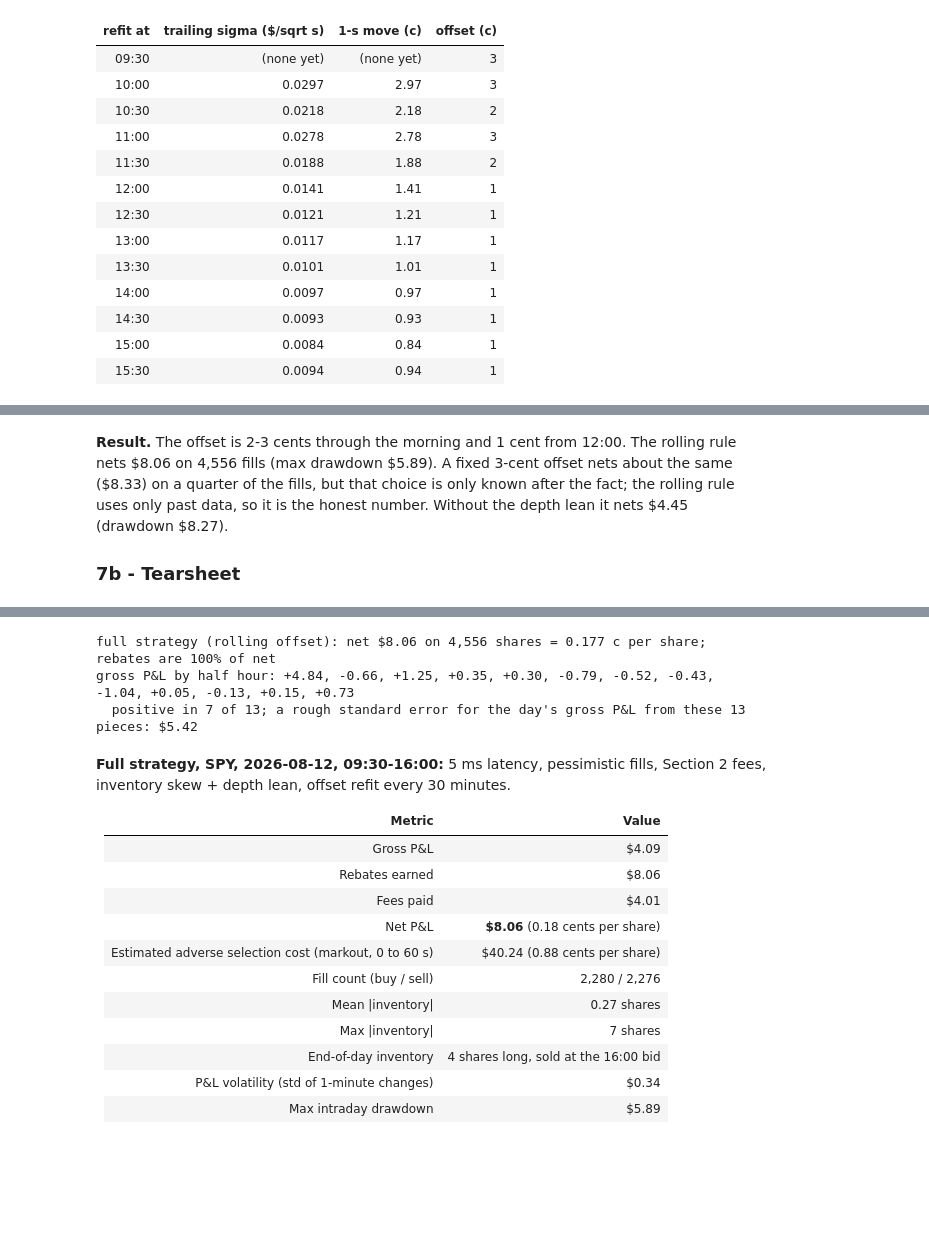
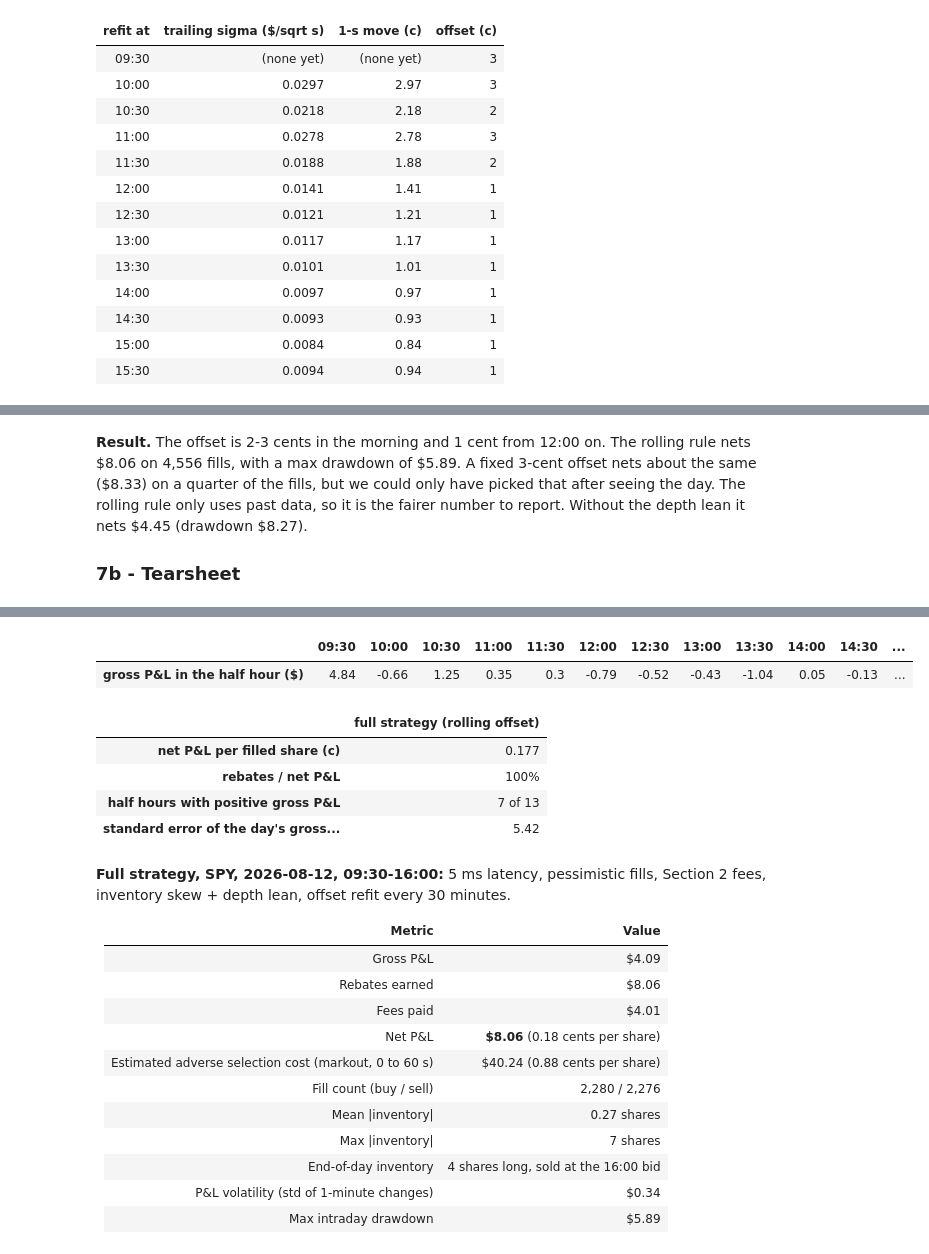
Before and after one commit to tbrown122387/stat-4170-public, a Jupyter notebook: case-studies/cs3/case-study-3.ipynb, the cells around one changed output, grey strips where cells are left out. Drawn from its saved outputs; the diff is of its cells as text; code cells hidden in the pictures; blank space fills up the shorter version.

```diff
--- a/case-studies/cs3/case-study-3.ipynb
+++ b/case-studies/cs3/case-study-3.ipynb
@@ -1208,8 +1235,7 @@ for rho in (RHO_HEADLINE, RHO_INVERTED_CHECK):
     assert run.fills[fill_key].equals(plain.fills[fill_key])        # the rebate changes no fill
     assert run.broker.rebated_shares == check_shares                 # every filled share earned rho
     assert np.isclose(run.broker.rebate_total, rho * check_shares)
-    print(f"rho = ${rho:+.4f}/share: {len(run.fills):,} fills identical to TapeBroker on the first {CHECK_WINDOW:,} "
-          f"messages; rebates booked ${run.broker.rebate_total:,.2f} = rho x {check_shares:,} shares")
+    print(f"rho = {rho:+.4f}: {len(run.fills):,} fills match TapeBroker, rebates ${run.broker.rebate_total:,.2f}")
 del plain, run
 
 gross_pnl = paths["pnl"].iloc[-1]          # Section 1 baseline, 16:00 inventory marked at the mid
@@ -1909,25 +1932,24 @@ queue_runs = {}
 for name, switches in FILL_MODELS.items():
     queue_runs[name] = run_session(broker_cls=partial(QueueBroker, latency_ms=QUEUE_LATENCY_MS, **switches))
     assert queue_runs[name].messages_read == baseline.messages_read  # same tape, same window
-    b = queue_runs[name].broker
-    print(f"{name:32s} {queue_runs[name].elapsed_s:3.0f} s; replaces kept {b.replaces_kept:,}, rejected {b.replaces_rejected:,}")
 
 queue_table = pd.DataFrame({"Section 3 broker (no cancel/replace)": pnl_breakdown(latency_runs[QUEUE_LATENCY_MS])}
                            | {name: pnl_breakdown(r) for name, r in queue_runs.items()})
 display(show_breakdown(queue_table))
 
-net = queue_table.loc["net P&L ($)"]
-print("Net P&L, step by step:")
-steps = ["Section 3 broker (no cancel/replace)"] + list(FILL_MODELS)[:4]
-for before, after in zip(steps[:-1], steps[1:]):
-    print(f"  {after:32s} {net[after]:+9.2f}  ({net[after] - net[before]:+.2f})")
-print(f"  {'half the queue ahead':32s} {net['half the queue ahead']:+9.2f}  (vs pessimistic {net['half the queue ahead'] - net[PESSIMISTIC]:+.2f})")
+# Net P&L as each switch is added; "half the queue ahead" is compared with the pessimistic row above it.
+steps = queue_table.loc["net P&L ($)"].astype(float).rename("net P&L ($)").to_frame()
+steps["change from the row above ($)"] = steps["net P&L ($)"].diff()
+display(steps.style.format("{:+,.2f}", na_rep=""))
 
 pess = queue_runs[PESSIMISTIC].fills
 maker = pess[~pess["exchange"].eq("TAKER")]
 traded_through = np.where(maker["side"] == "buy", maker["print_price"] < maker["price"] - TOL,
                           maker["print_price"] > maker["price"] + TOL)
-print(f"\npessimistic model: {len(pess):,} fills, {len(maker):,} of them passive; "
-      f"of the passive ones {traded_through.mean():.1%} came from a print through our price, "
-      f"{1 - traded_through.mean():.1%} from working through the queue at our price")
+show({
+    "fills": f"{len(pess):,}",
+    "passive fills": f"{len(maker):,}",
+    "  from a print through our price": f"{traded_through.mean():.1%}",
+    "  from working through the queue at our price": f"{1 - traded_through.mean():.1%}",
+}, "pessimistic model")
 # %% [output]
@@ -2464,10 +2479,9 @@ edge_table = pd.concat({name: terms for name, (terms, _) in edge_parts.items()},
 per_share = pd.concat({name: 100 * terms / shares for name, (terms, shares) in edge_parts.items()}, axis=1)
 display(pd.concat({"$ for the session": edge_table, "cents per filled share": per_share}, axis=1)
         .style.format("{:+,.2f}"))
-for name, (terms, _) in edge_parts.items():
-    captured = terms["captured spread"]
-    adverse = -terms[f"- adverse selection (markout 0 to {AS_HORIZON_S} s)"]
-    print(f"{name}: adverse selection takes {adverse / captured:.0%} of the captured spread")
+as_share = {name: -terms[f"- adverse selection (markout 0 to {AS_HORIZON_S} s)"] / terms["captured spread"]
+            for name, (terms, _) in edge_parts.items()}
+display(pd.DataFrame(as_share, index=["adverse selection / captured spread"]).style.format("{:.0%}"))
 # %% [output]
 |  | $ for the session |  |  | cents per filled share |  | ... |
 |  | inventory skew + depth lean, 1 c ... | same, 2 c offset | same, 3 c offset | inventory skew + depth lean, 1 c ... | same, 2 c offset | ... |
@@ -2591,7 +2602,7 @@ display(show_breakdown(choice.loc[["fills (shares)", "spread capture per share (
 | mean |inventory| (shares) | 0.27 | 0.26 | 0.26 | 0.23 | 0.29 | ... |
 | max drawdown ($) | 5.89 | 6.02 | 8.27 | 24.25 | 9.22 | ... |
 # %% [markdown]
-**Result.** The offset is 2-3 cents through the morning and 1 cent from 12:00. The rolling rule nets \$8.06 on 4,556 fills (max drawdown \$5.89). A fixed 3-cent offset nets about the same (\$8.33) on a quarter of the fills, but that choice is only known after the fact; the rolling rule uses only past data, so it is the honest number. Without the depth lean it nets \$4.45 (drawdown \$8.27).
+**Result.** The offset is 2-3 cents in the morning and 1 cent from 12:00 on. The rolling rule nets \$8.06 on 4,556 fills, with a max drawdown of \$5.89. A fixed 3-cent offset nets about the same (\$8.33) on a quarter of the fills, but we could only have picked that after seeing the day. The rolling rule only uses past data, so it is the fairer number to report. Without the depth lean it nets \$4.45 (drawdown \$8.27).
 
 ### 7b - Tearsheet
 # %%
@@ -2606,42 +2617,47 @@ def tearsheet(result, with_fees=True):
         "Net P&L": b["net P&L ($)"],
         f"Estimated adverse selection cost (markout 0 to {AS_HORIZON_S} s)": -terms[f"- adverse selection (markout 0 to {AS_HORIZON_S} s)"],
         "Fill count (buy / sell)": b["buy / sell (shares)"],
         "Mean |inventory| (shares)": b["mean |inventory| (shares)"], "Max |inventory| (shares)": b["max |inventory| (shares)"],
         "End-of-day inventory (shares, before flattening)": b["16:00 inventory (shares)"],
         "P&L volatility (std of 1-minute changes)": b["P&L volatility, 1-min changes ($)"],
         "Max intraday drawdown": b["max drawdown ($)"],
     }
 
 
 sheet = pd.DataFrame({FINAL: tearsheet(final_run),
                       "naive symmetric (no skew), same setup": tearsheet(strategy_runs[SYMMETRIC]),
                       "main.py as-is (L = 0, optimistic, no fees)": tearsheet(baseline, with_fees=False)})
 display(sheet.style.format(lambda v: f"{v:,.2f}" if isinstance(v, float) else v))
 
 final_paths = session_paths(final_run.fills, quotes)
 half_hour_pnl = np.diff(final_paths["pnl"].to_numpy()[::1800])
-print(f"{FINAL}: net {dollars(sheet.loc['Net P&L', FINAL])} on {len(final_run.fills):,} shares "
-      f"= {100 * sheet.loc['Net P&L', FINAL] / len(final_run.fills):.3f} c per share; rebates are "
-      f"{sheet.loc['Rebates earned', FINAL] / sheet.loc['Net P&L', FINAL]:.0%} of net")
-print(f"gross P&L by half hour: {', '.join(f'{v:+.2f}' for v in half_hour_pnl)}")
-print(f"  positive in {(half_hour_pnl > 0).sum()} of 13; a rough standard error for the day's gross P&L from these "
-      f"13 pieces: {dollars(np.std(half_hour_pnl, ddof=1) * np.sqrt(13))}")
+display(pd.DataFrame([half_hour_pnl], index=["gross P&L in the half hour ($)"], columns=half_hour_labels).round(2))
+show({
+    "net P&L per filled share (c)": f"{100 * sheet.loc['Net P&L', FINAL] / len(final_run.fills):.3f}",
+    "rebates / net P&L": f"{sheet.loc['Rebates earned', FINAL] / sheet.loc['Net P&L', FINAL]:.0%}",
+    "half hours with positive gross P&L": f"{(half_hour_pnl > 0).sum()} of 13",
+    "standard error of the day's gross P&L, from the 13 half hours ($)": f"{np.std(half_hour_pnl, ddof=1) * np.sqrt(13):.2f}",
+}, FINAL)
 # %% [output]
 |  | full strategy (rolling offset) | naive symmetric (no skew), same s... | main.py as-is (L = 0, optimistic,... |
 | Gross P&L | 4.09 | -31.51 | 247.54 |
 | Rebates earned | 8.06 | 9.85 | 0.00 |
 | Fees paid | 4.01 | 3.59 | 0.00 |
 | Net P&L | 8.06 | -25.65 | 247.54 |
 | Estimated adverse selection cost ... | 40.24 | 108.68 | 232.70 |
 | Fill count (buy / sell) | 2,280 / 2,276 | 2,569 / 2,549 | 20,539 / 20,533 |
 | Mean |inventory| (shares) | 0.27 | 13.89 | 0.51 |
 | Max |inventory| (shares) | 7.00 | 20.00 | 20.00 |
 | End-of-day inventory (shares, bef... | 4.00 | 20.00 | 6.00 |
 | P&L volatility (std of 1-minute c... | 0.34 | 2.86 | 3.95 |
 | Max intraday drawdown | 5.89 | 77.80 | 81.65 |
-full strategy (rolling offset): net $8.06 on 4,556 shares = 0.177 c per share; rebates are 100% of net
-gross P&L by half hour: +4.84, -0.66, +1.25, +0.35, +0.30, -0.79, -0.52, -0.43, -1.04, +0.05, -0.13, +0.15, +0.73
-  positive in 7 of 13; a rough standard error for the day's gross P&L from these 13 pieces: $5.42
+|  | 09:30 | 10:00 | 10:30 | 11:00 | 11:30 | 12:00 | 12:30 | 13:00 | 13:30 | 14:00 | 14:30 | ... |
+| gross P&L in the half hour ($) | 4.84 | -0.66 | 1.25 | 0.35 | 0.3 | -0.79 | -0.52 | -0.43 | -1.04 | 0.05 | -0.13 | ... |
+|  | full strategy (rolling offset) |
+| net P&L per filled share (c) | 0.177 |
+| rebates / net P&L | 100% |
+| half hours with positive gross P&L | 7 of 13 |
+| standard error of the day's gross... | 5.42 |
 # %% [markdown]
 **Full strategy, SPY, 2026-08-12, 09:30-16:00:** 5 ms latency, pessimistic fills, Section 2 fees, inventory skew + depth lean, offset refit every 30 minutes.
 
```
Also changed, not shown: parts of 65 cells of this notebook.
